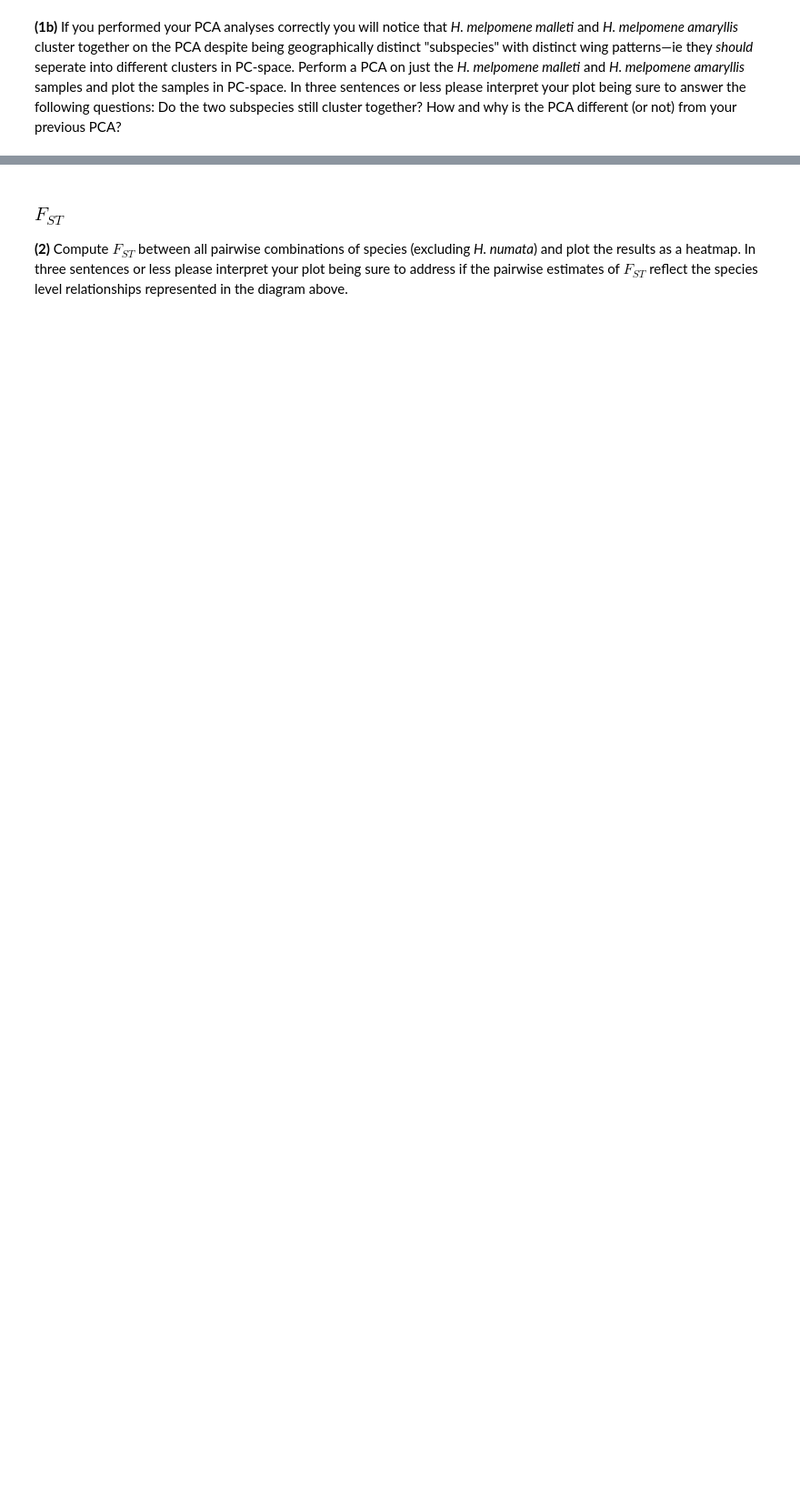
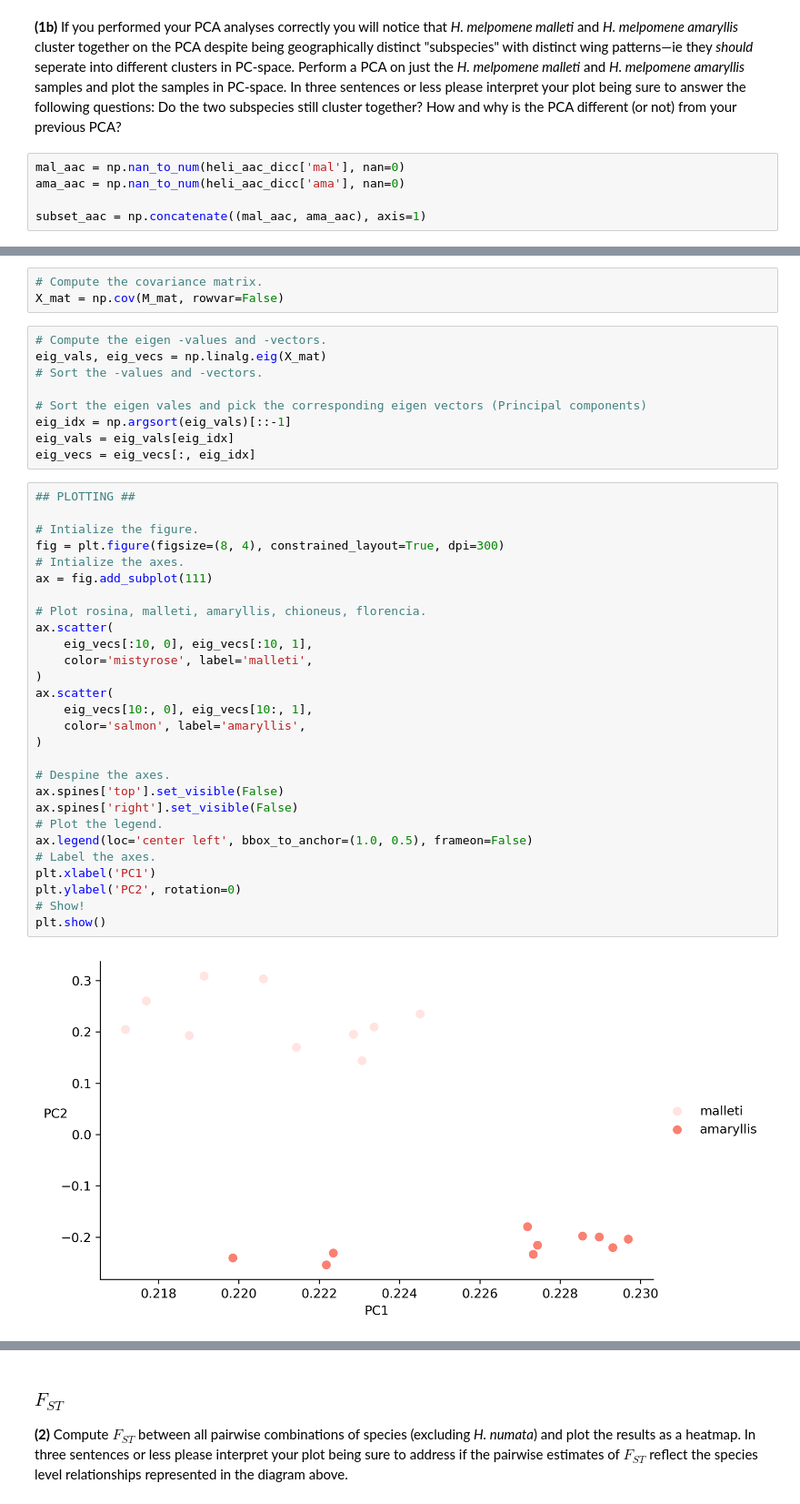
Before and after one commit to pgundral/biol1435, a Jupyter notebook: problem_set_4_PRANAV_GUNDRALA.ipynb, the cells around one changed output, grey strips where cells are left out. Shown: that part at 91% size. Cells and saved outputs as stored; diff of their text form; blank space fills up the shorter version.

```diff
--- a/problem_set_4_PRANAV_GUNDRALA.ipynb
+++ b/problem_set_4_PRANAV_GUNDRALA.ipynb
@@ -246,2 +247,7 @@ plt.show()
 # %% [markdown]
 __(1b)__ If you performed your PCA analyses correctly you will notice that _H. melpomene malleti_ and _H. melpomene amaryllis_ cluster together on the PCA despite being geographically distinct "subspecies" with distinct wing patterns—ie they _should_ seperate into different clusters in PC-space. Perform a PCA on just the _H. melpomene malleti_ and _H. melpomene amaryllis_ samples and plot the samples in PC-space. In three sentences or less please interpret your plot being sure to answer the following questions: Do the two subspecies still cluster together? How and why is the PCA different (or not) from your previous PCA?
+# %%
+mal_aac = np.nan_to_num(heli_aac_dicc['mal'], nan=0)
+ama_aac = np.nan_to_num(heli_aac_dicc['ama'], nan=0)
+
+subset_aac = np.concatenate((mal_aac, ama_aac), axis=1)
@@ -247,0 +263,42 @@ __(1b)__ If you performed your PCA analyses correctly you will notice that _H. m
+# %%
+# Compute the covariance matrix.
+X_mat = np.cov(M_mat, rowvar=False)
+# %%
+# Compute the eigen -values and -vectors.
+eig_vals, eig_vecs = np.linalg.eig(X_mat)
+# Sort the -values and -vectors.
+
+# Sort the eigen vales and pick the corresponding eigen vectors (Principal components)
+eig_idx = np.argsort(eig_vals)[::-1]
+eig_vals = eig_vals[eig_idx]
+eig_vecs = eig_vecs[:, eig_idx]
+# %%
+## PLOTTING ##
+
+# Intialize the figure.
+fig = plt.figure(figsize=(8, 4), constrained_layout=True, dpi=300)
+# Intialize the axes.
+ax = fig.add_subplot(111)
+
+# Plot rosina, malleti, amaryllis, chioneus, florencia.
+ax.scatter(
+    eig_vecs[:10, 0], eig_vecs[:10, 1],
+    color='mistyrose', label='malleti',
+)
+ax.scatter(
+    eig_vecs[10:, 0], eig_vecs[10:, 1],
+    color='salmon', label='amaryllis',
+)
+
+# Despine the axes.
+ax.spines['top'].set_visible(False)
+ax.spines['right'].set_visible(False)
+# Plot the legend.
+ax.legend(loc='center left', bbox_to_anchor=(1.0, 0.5), frameon=False)
+# Label the axes.
+plt.xlabel('PC1')
+plt.ylabel('PC2', rotation=0)
+# Show!
+plt.show()
+# %% [output]
+[figure, added]
```
Also changed, not shown: parts of 8 cells of this notebook, 1 other file.
